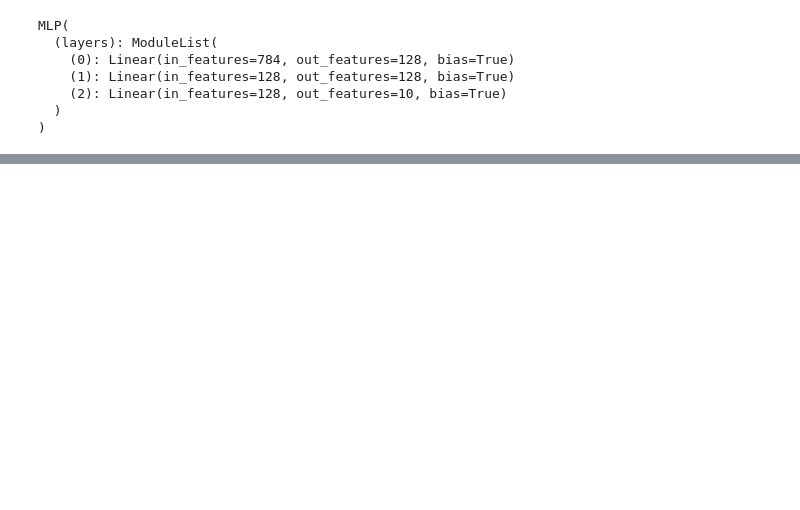
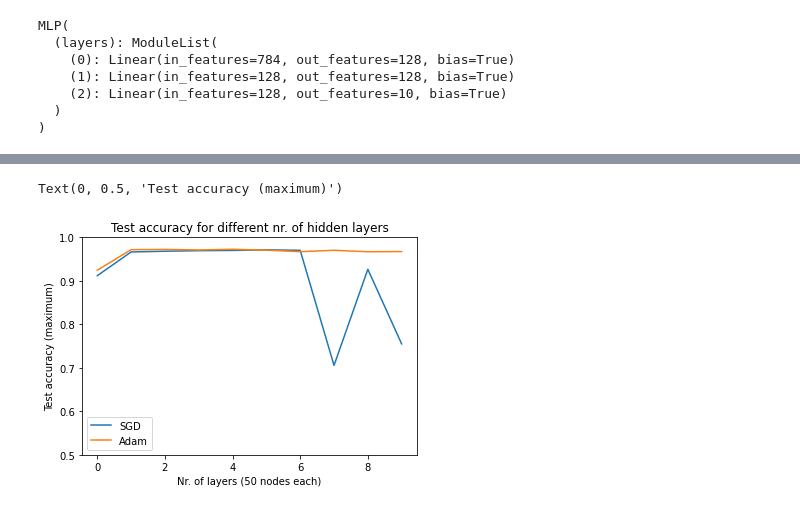
Before and after one commit to JardiT/DL_1920, a Jupyter notebook: codes/2_homework/exercise2.ipynb, the cells around one changed output, grey strips where cells are left out. Saved outputs shown, nothing was run; the diff lists cells and outputs as text; code cells hidden in the pictures; blank space fills up the shorter version.

```diff
--- a/codes/2_homework/exercise2.ipynb
+++ b/codes/2_homework/exercise2.ipynb
@@ -178,0 +205,19 @@ plt.plot(epochs,test_acc[1:])
+# %%
+test_acc_layers_SGD = np.zeros(10)
+test_acc_layers_Adam = np.zeros(10)
+
+num_epochs = 10
+
+for num_layers in range(10):
+  hidden = ((50,))*num_layers
+  netSGD = MLP(w * h, hidden, k).to(device)
+  print(netSGD)
+  netAdam = copy.deepcopy(netSGD)
+  optimizerSGD = torch.optim.SGD(netSGD.parameters() , lr=0.5)
+  optimizerAdam = torch.optim.Adam(netAdam.parameters(), lr=0.001, betas=(0.9,0.999), eps=1e-08)
+
+  test_acc_SGD = train(netSGD, optimizerSGD, num_epochs)
+  test_acc_Adam = train(netAdam, optimizerAdam, num_epochs)
+
+  test_acc_layers_SGD[num_layers] = np.amax(test_acc_SGD)
+  test_acc_layers_Adam[num_layers] = np.amax(test_acc_Adam)
@@ -178,0 +242,12 @@ plt.plot(epochs,test_acc[1:])
+# %%
+layers = np.arange(0,10)
+
+plt.plot(layers,test_acc_layers_SGD,layers,test_acc_layers_Adam)
+plt.ylim([0.5,1])
+plt.legend(['SGD', 'Adam'])
+plt.title('Test accuracy for different nr. of hidden layers')
+plt.xlabel('Nr. of layers (50 nodes each)')
+plt.ylabel('Test accuracy (maximum)')
+# %% [output]
+Text(0, 0.5, 'Test accuracy (maximum)')
+[figure, added]
```
Also changed, not shown: parts of 19 cells of this notebook.
